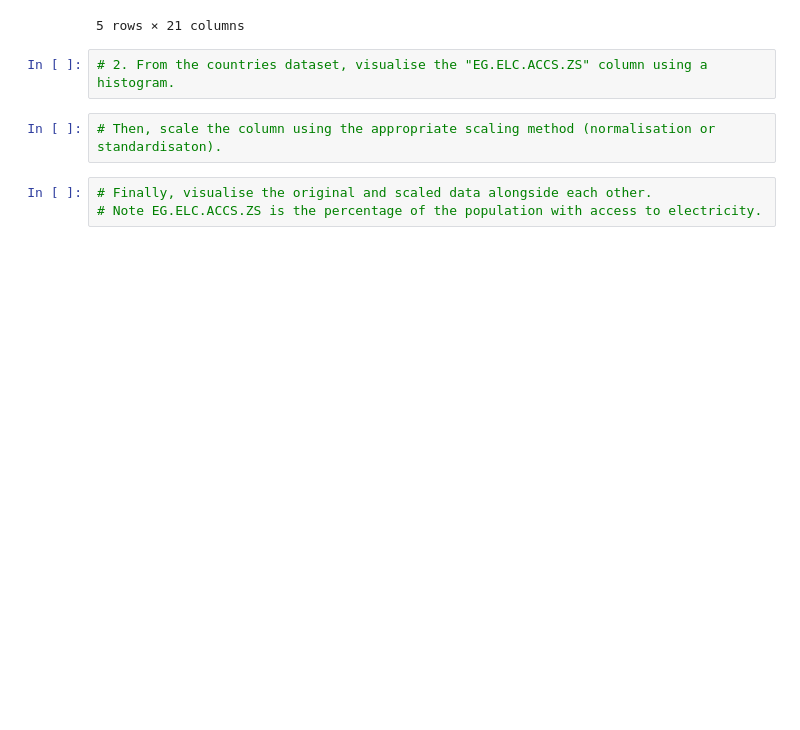
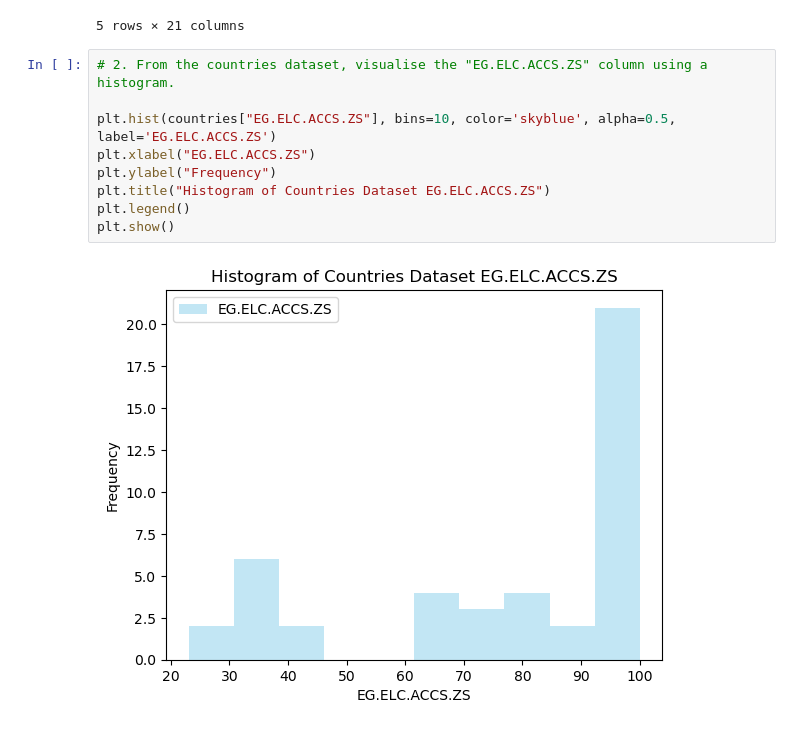
Before and after one commit to APape95/Data_Analysis-Preprocessing, a Jupyter notebook: data_preprocessing.ipynb, the cells around one changed output. Drawn from its saved outputs; the diff is of its cells as text; blank space fills up the shorter version.

```diff
--- a/data_preprocessing.ipynb
+++ b/data_preprocessing.ipynb
@@ -297,10 +297,14 @@ countries.head()
 | 3 | EAR | Early-demographic dividend | 2.073571 | 79.455104 | 26.481427 | 2.119827 | ... |
 | 4 | EAS | East Asia & Pacific | 2.930966 | 95.496185 | 13.729447 | 5.701783 | ... |
 5 rows × 21 columns
-# %%
-# 2. From the countries dataset, visualise the "EG.ELC.ACCS.ZS" column using a histogram.
-# %%
-# Then, scale the column using the appropriate scaling method (normalisation or standardisaton).
-# %%
-# Finally, visualise the original and scaled data alongside each other.
-# Note EG.ELC.ACCS.ZS is the percentage of the population with access to electricity.
+# %%
+# 2. From the countries dataset, visualise the "EG.ELC.ACCS.ZS" column using a histogram.
+
+plt.hist(countries["EG.ELC.ACCS.ZS"], bins=10, color='skyblue', alpha=0.5, label='EG.ELC.ACCS.ZS')
+plt.xlabel("EG.ELC.ACCS.ZS")
+plt.ylabel("Frequency")
+plt.title("Histogram of Countries Dataset EG.ELC.ACCS.ZS")
+plt.legend()
+plt.show()
+# %% [output]
+[figure, added]
```
Also changed, not shown: parts of 3 cells of this notebook.
